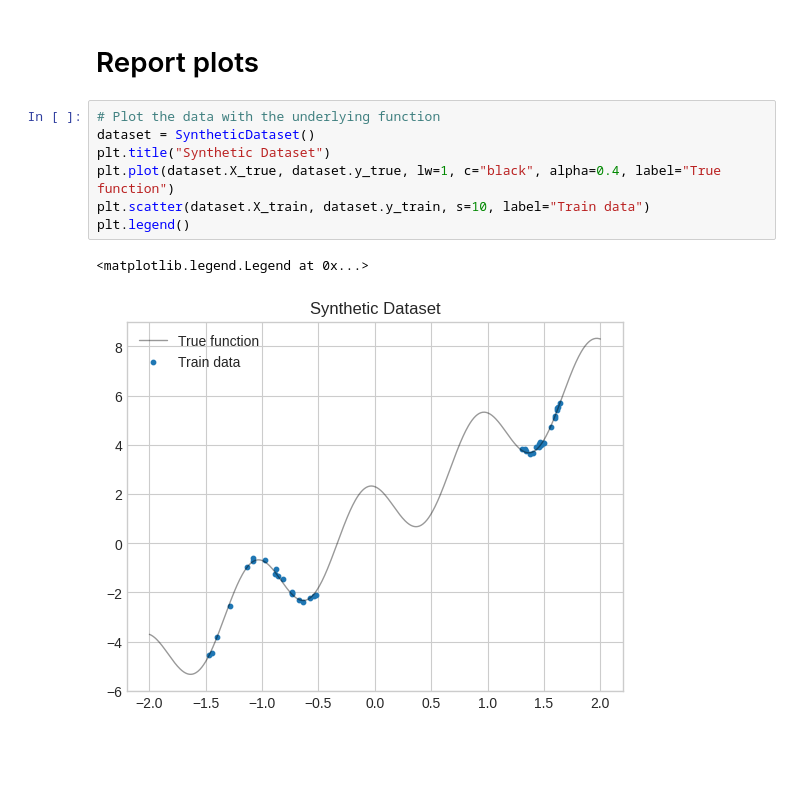
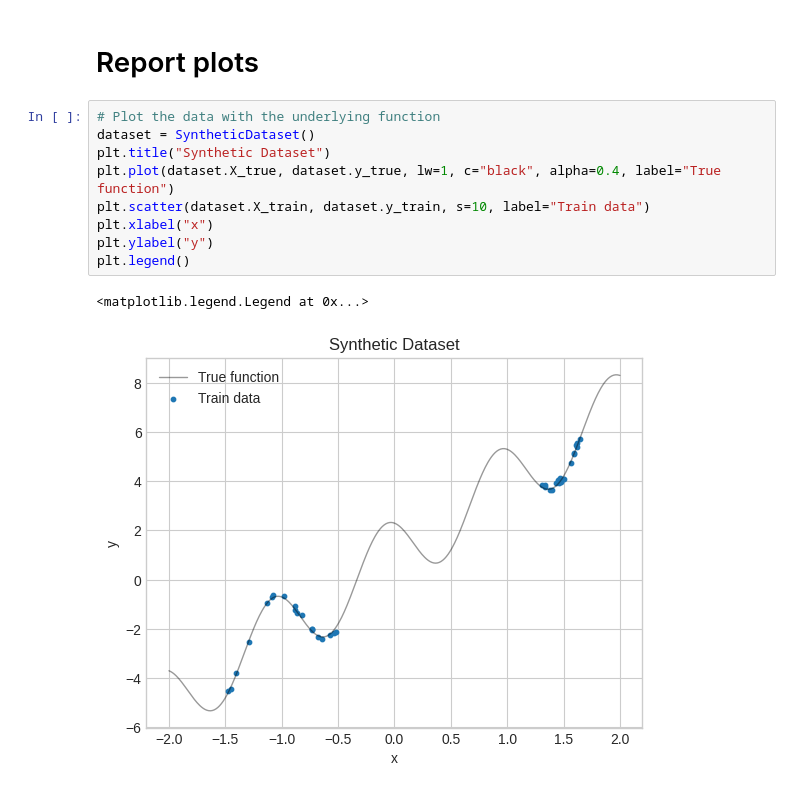
Before and after one commit to Snailed/thesis-code, a Jupyter notebook: notebooks/plot.ipynb, the cells around one changed output. Drawn from its saved outputs; the diff is of its cells as text; blank space fills up the shorter version.

```diff
--- a/notebooks/plot.ipynb
+++ b/notebooks/plot.ipynb
@@ -397,13 +436,15 @@ Array(1.0077528, dtype=float32)
 # %%
 # Plot the data with the underlying function
 dataset = SyntheticDataset()
 plt.title("Synthetic Dataset")
 plt.plot(dataset.X_true, dataset.y_true, lw=1, c="black", alpha=0.4, label="True function")
 plt.scatter(dataset.X_train, dataset.y_train, s=10, label="Train data")
+plt.xlabel("x")
+plt.ylabel("y")
 plt.legend()
 # %% [output]
 <matplotlib.legend.Legend at 0x...>
-[figure, old version]
+[figure, new version]
 # %%
 # Plot box plot of ESS
 boxplot = []
```
Also changed, not shown: parts of 21 cells of this notebook, 6 other files.
